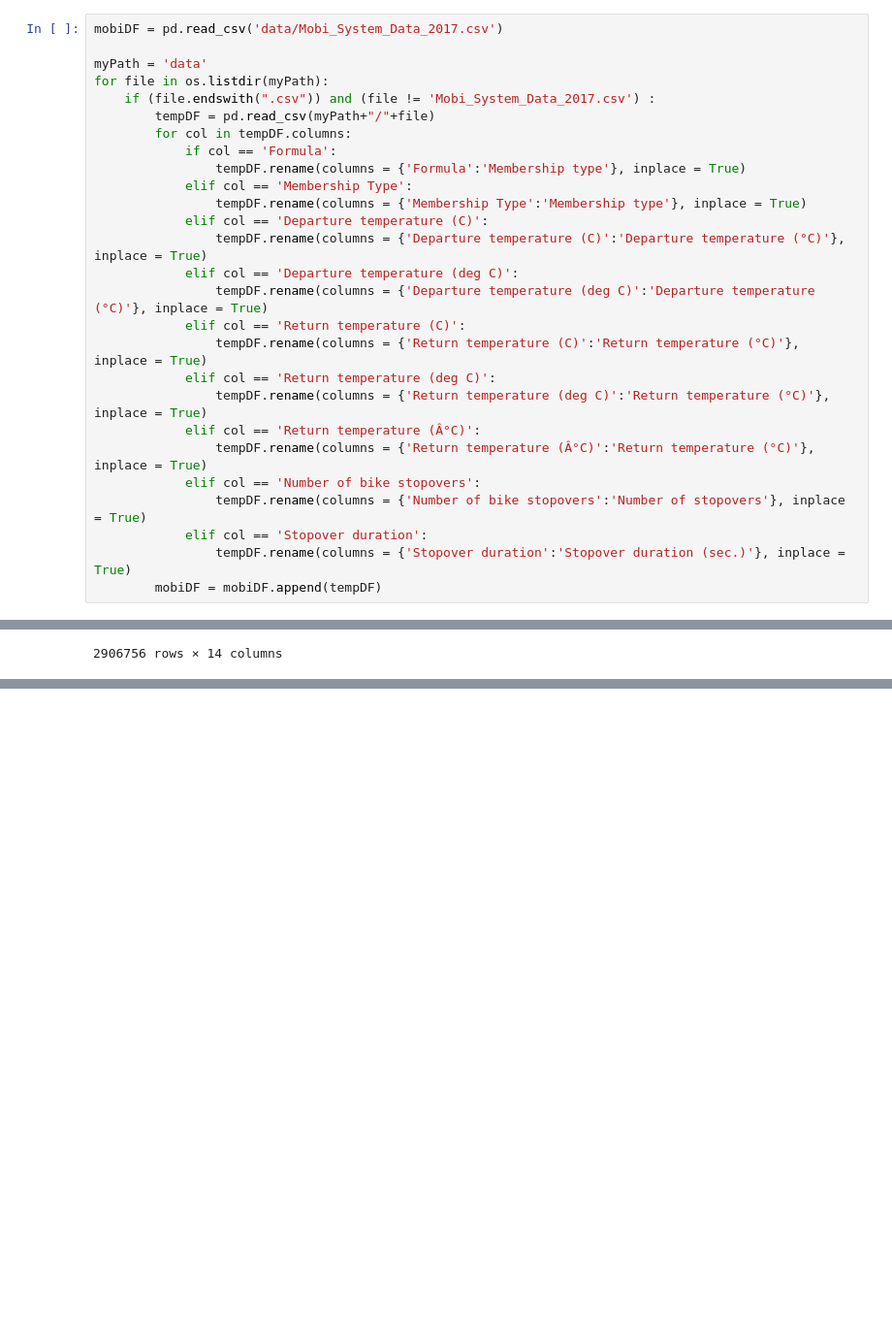
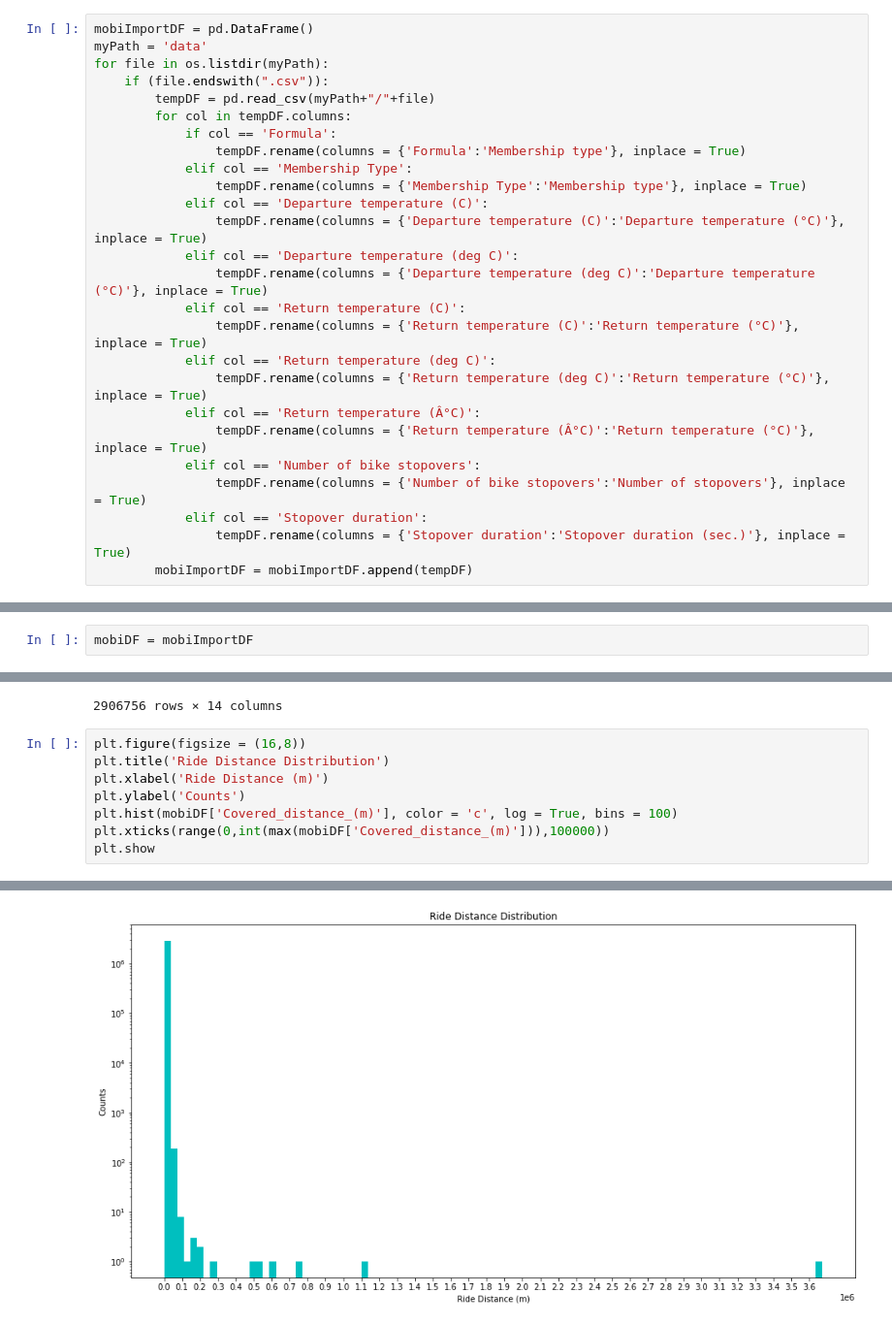
Before and after one commit to JordanFortney/mobiBikeAnalysisCoV, a Jupyter notebook: mobiBikeAnalysisCoV.ipynb, the cells around one changed output, grey strips where cells are left out. Shown at 97% size. Cells and saved outputs as stored; diff of their text form; blank space fills up the shorter version.

```diff
--- a/mobiBikeAnalysisCoV.ipynb
+++ b/mobiBikeAnalysisCoV.ipynb
@@ -62,10 +66,9 @@ nullDF.sort_values('Percent Null (%)', ascending = False)
 | 0 | Departure | 0 | 0.00 |
 # %%
-mobiDF = pd.read_csv('data/Mobi_System_Data_2017.csv')
-
+mobiImportDF = pd.DataFrame()
 myPath = 'data'
 for file in os.listdir(myPath):
-    if (file.endswith(".csv")) and (file != 'Mobi_System_Data_2017.csv') :
+    if (file.endswith(".csv")):
         tempDF = pd.read_csv(myPath+"/"+file)
         for col in tempDF.columns:
             if col == 'Formula':
@@ -86,6 +89,6 @@ for file in os.listdir(myPath):
                 tempDF.rename(columns = {'Number of bike stopovers':'Number of stopovers'}, inplace = True)
             elif col == 'Stopover duration':
                 tempDF.rename(columns = {'Stopover duration':'Stopover duration (sec.)'}, inplace = True)
-        mobiDF = mobiDF.append(tempDF)
+        mobiImportDF = mobiImportDF.append(tempDF)
 # %%
 # Create a temp dataframe for null vlaue totals
@@ -115,6 +118,8 @@ nullDF.sort_values('Percent Null (%)', ascending = False)
 | 14 | Number of stopovers | 0 | 0.00 |
 | 4 | Departure station | 9 | 0.00 |
 | 0 | Departure | 0 | 0.00 |
+# %%
+mobiDF = mobiImportDF
 # %%
 mobiDF.drop(['Account', 'Departure battery voltage (mV)', 'Return battery voltage (mV)', 'Departure slot', 'Return slot', 'Manager'], axis = 1, inplace = True)
 mobiDF.isna().sum()
@@ -178,3 +183,12 @@ mobiDF
 | 2906754 | 04/01/21 00:00 | 04/01/21 00:00 | 668.0 | Month Pass | 1462.0 | 485 | ... |
 | 2906755 | 04/01/21 00:00 | 04/01/21 00:00 | 2002.0 | Annual Pass | 798.0 | 449 | ... |
 2906756 rows × 14 columns
+# %%
+plt.figure(figsize = (16,8))
+plt.title('Ride Distance Distribution')
+plt.xlabel('Ride Distance (m)')
+plt.ylabel('Counts')
+plt.hist(mobiDF['Covered_distance_(m)'], color = 'c', log = True, bins = 100)
+plt.xticks(range(0,int(max(mobiDF['Covered_distance_(m)'])),100000))
+plt.show
+# %% [output]
@@ -180,0 +196 @@ mobiDF
+[figure, added]
```
Also changed, not shown: parts of 10 cells of this notebook, 1 other file.
